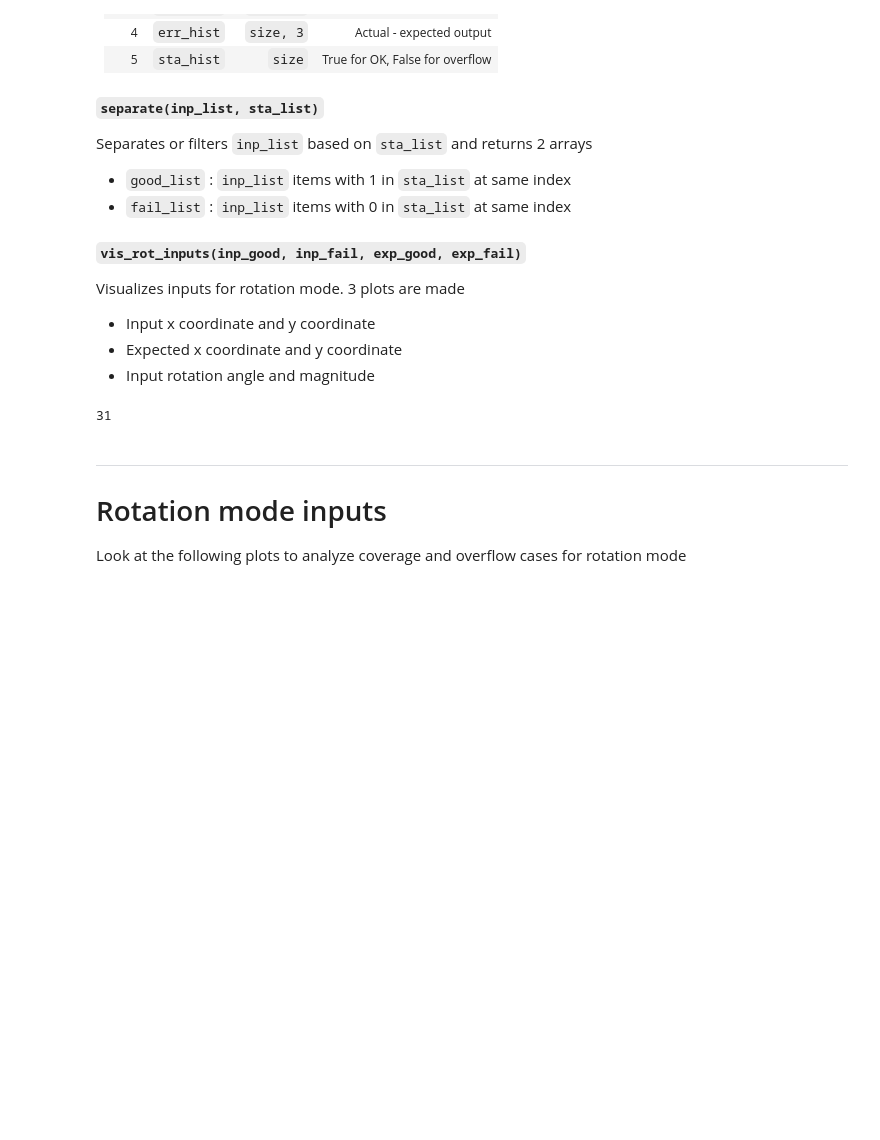
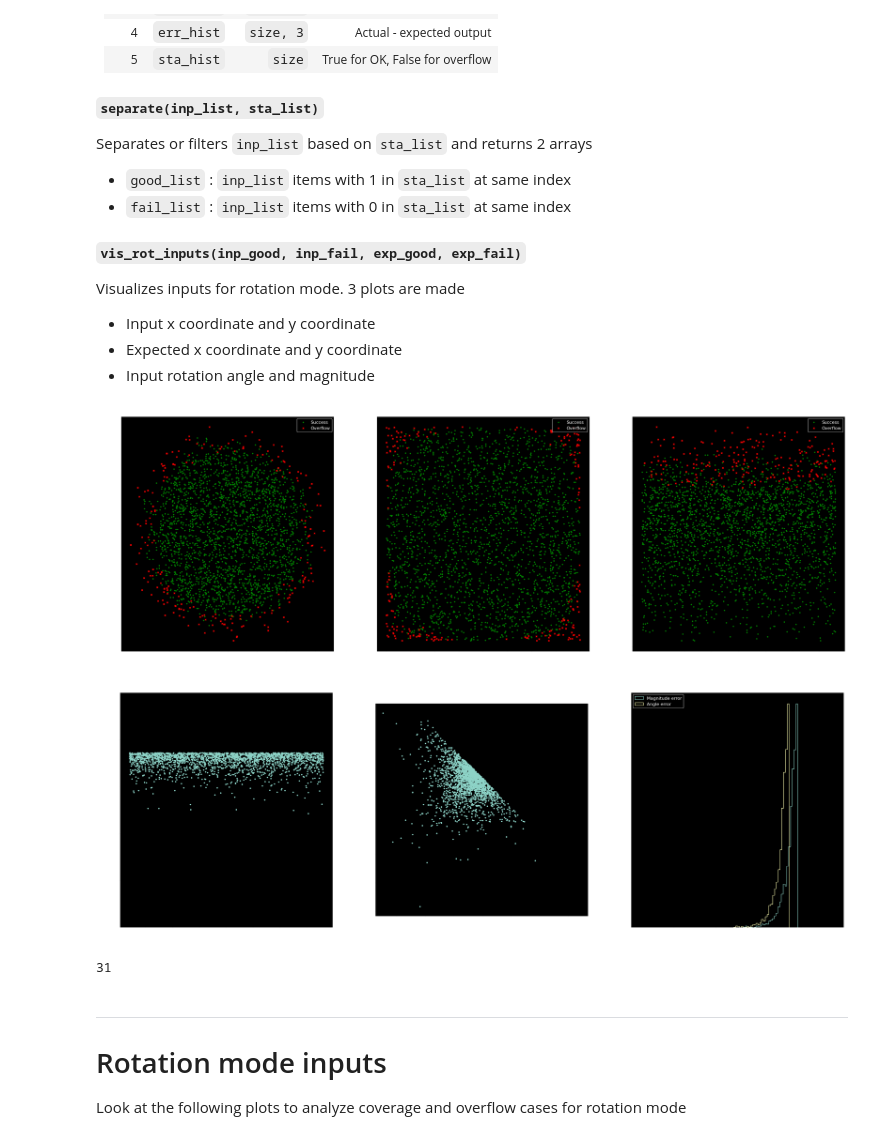
Before and after one commit to Ashwin-Rajesh/Cordic_accelerator, a Jupyter notebook: docs/cordic.ipynb, the cells around one changed output. Cells and saved outputs as stored; diff of their text form; code cells hidden in the pictures; blank space fills up the shorter version.

```diff
--- a/docs/cordic.ipynb
+++ b/docs/cordic.ipynb
@@ -107,6 +227,10 @@ class log_file:
 # %%
 f1 = log_file("data/circ_rot/cr_10_off_off_x2500.txt")
 f1.parse()
+f1.vis_rot_inputs()
+f1.vis_rot_error()
 print(f1.frac_bits)
 # %% [output]
+[figure, added]
+[figure, added]
 31
```
Also changed, not shown: parts of 9 cells of this notebook.
